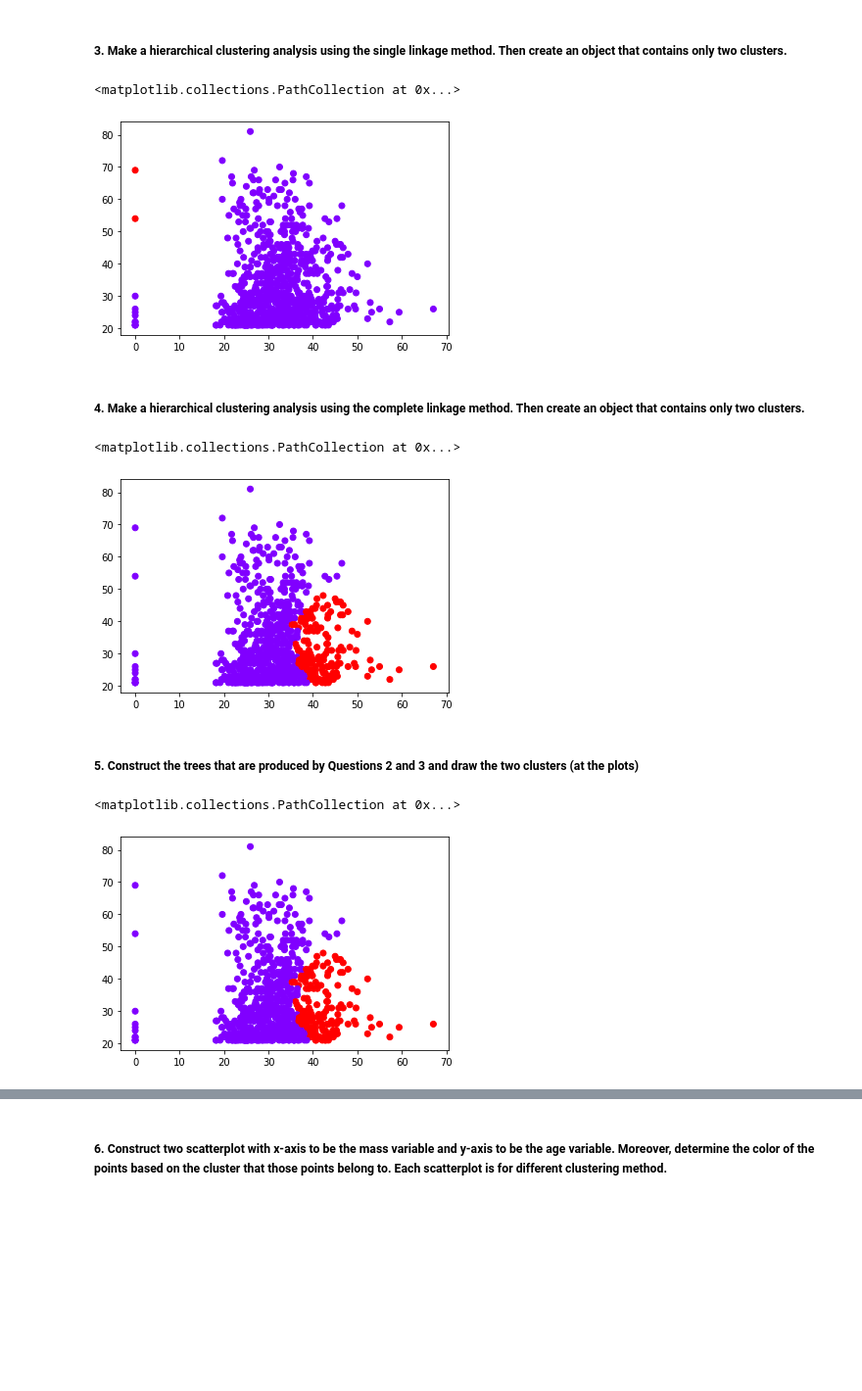
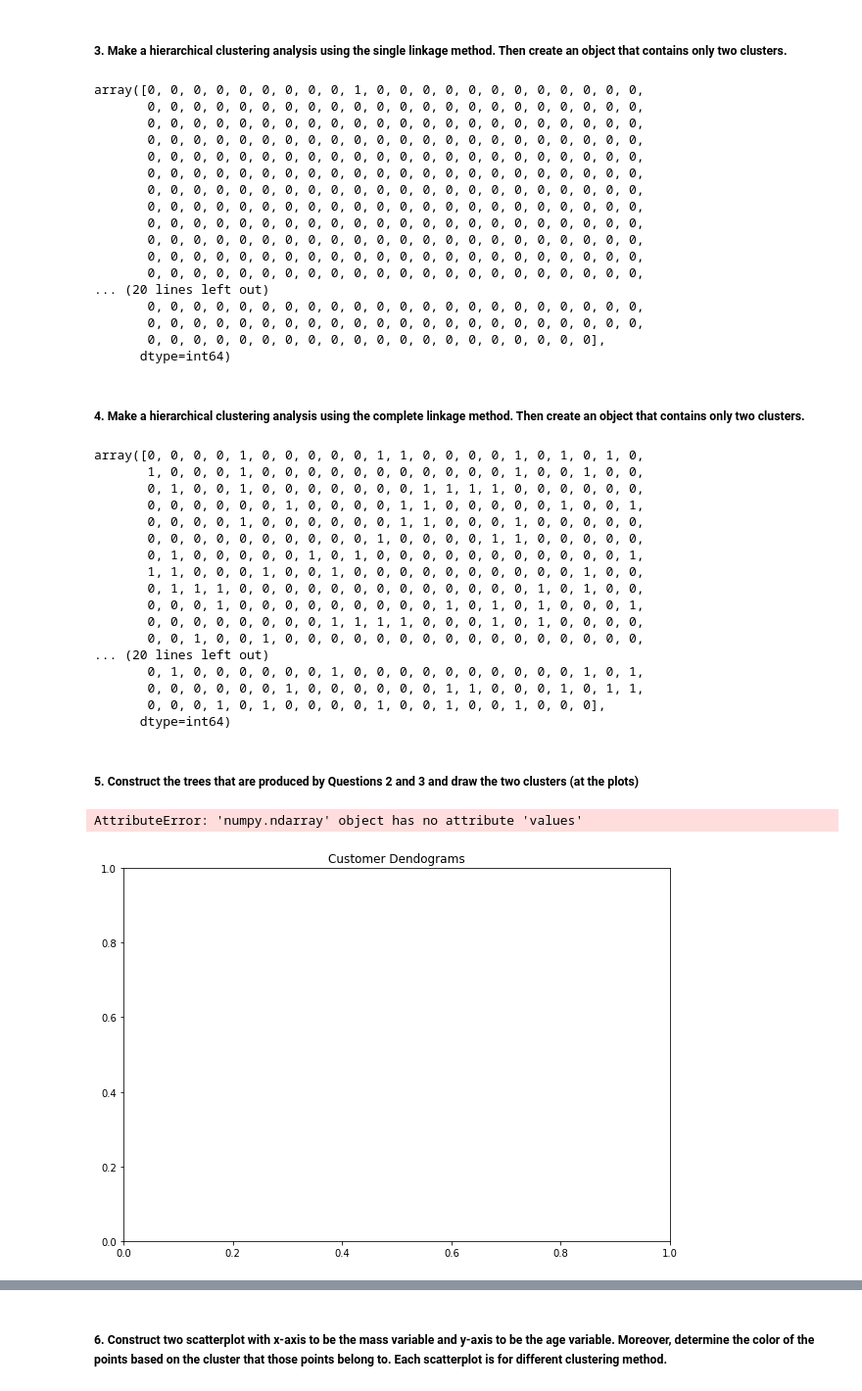
Before and after one commit to Akshat-Raj-Vansh/Data-Mining, a Jupyter notebook: LAB 5/Code/main.ipynb, the cells around one changed output, grey strips where cells are left out. Shown at 98% size. Drawn from its saved outputs; the diff is of its cells as text; code cells hidden in the pictures; blank space fills up the shorter version.

```diff
--- a/LAB 5/Code/main.ipynb
+++ b/LAB 5/Code/main.ipynb
@@ -69,31 +69,59 @@ pd.DataFrame(distance_matrix(data[['BMI']], data[['Age']]), index=data.index, co
 # %%
 from sklearn.cluster import AgglomerativeClustering
 import numpy as np
-cluster = AgglomerativeClustering(n_clusters=2, affinity='euclidean', linkage='single')
-cluster.fit_predict(np.array(data[['BMI','Age']]))
-plt.scatter(data['BMI'],data['Age'], c=cluster.labels_, cmap='rainbow')
+cluster_single = AgglomerativeClustering(n_clusters=2, affinity='euclidean', linkage='single')
+cluster_single.fit_predict(np.array(data[['BMI','Age']]))
 # %% [output]
-<matplotlib.collections.PathCollection at 0x...>
+array([0, 0, 0, 0, 0, 0, 0, 0, 0, 1, 0, 0, 0, 0, 0, 0, 0, 0, 0, 0, 0, 0,
+       0, 0, 0, 0, 0, 0, 0, 0, 0, 0, 0, 0, 0, 0, 0, 0, 0, 0, 0, 0, 0, 0,
+       0, 0, 0, 0, 0, 0, 0, 0, 0, 0, 0, 0, 0, 0, 0, 0, 0, 0, 0, 0, 0, 0,
+       0, 0, 0, 0, 0, 0, 0, 0, 0, 0, 0, 0, 0, 0, 0, 0, 0, 0, 0, 0, 0, 0,
+       0, 0, 0, 0, 0, 0, 0, 0, 0, 0, 0, 0, 0, 0, 0, 0, 0, 0, 0, 0, 0, 0,
+       0, 0, 0, 0, 0, 0, 0, 0, 0, 0, 0, 0, 0, 0, 0, 0, 0, 0, 0, 0, 0, 0,
+       0, 0, 0, 0, 0, 0, 0, 0, 0, 0, 0, 0, 0, 0, 0, 0, 0, 0, 0, 0, 0, 0,
+       0, 0, 0, 0, 0, 0, 0, 0, 0, 0, 0, 0, 0, 0, 0, 0, 0, 0, 0, 0, 0, 0,
+       0, 0, 0, 0, 0, 0, 0, 0, 0, 0, 0, 0, 0, 0, 0, 0, 0, 0, 0, 0, 0, 0,
+       0, 0, 0, 0, 0, 0, 0, 0, 0, 0, 0, 0, 0, 0, 0, 0, 0, 0, 0, 0, 0, 0,
+       0, 0, 0, 0, 0, 0, 0, 0, 0, 0, 0, 0, 0, 0, 0, 0, 0, 0, 0, 0, 0, 0,
+       0, 0, 0, 0, 0, 0, 0, 0, 0, 0, 0, 0, 0, 0, 0, 0, 0, 0, 0, 0, 0, 0,
+... (20 lines left out)
+       0, 0, 0, 0, 0, 0, 0, 0, 0, 0, 0, 0, 0, 0, 0, 0, 0, 0, 0, 0, 0, 0,
+       0, 0, 0, 0, 0, 0, 0, 0, 0, 0, 0, 0, 0, 0, 0, 0, 0, 0, 0, 0, 0, 0,
+       0, 0, 0, 0, 0, 0, 0, 0, 0, 0, 0, 0, 0, 0, 0, 0, 0, 0, 0, 0],
+      dtype=int64)
-[figure, removed]
 # %% [markdown]
 ##### 4. Make a hierarchical clustering analysis using the complete  linkage method. Then create an object that contains only two clusters.
 # %%
 from sklearn.cluster import AgglomerativeClustering
 import numpy as np
-cluster = AgglomerativeClustering(n_clusters=2, affinity='euclidean', linkage='complete')
-cluster.fit_predict(np.array(data[['BMI','Age']]))
-plt.scatter(data['BMI'],data['Age'], c=cluster.labels_, cmap='rainbow')
+cluster_complete = AgglomerativeClustering(n_clusters=2, affinity='euclidean', linkage='complete')
+cluster_complete.fit_predict(np.array(data[['BMI','Age']]))
 # %% [output]
-<matplotlib.collections.PathCollection at 0x...>
+array([0, 0, 0, 0, 1, 0, 0, 0, 0, 0, 1, 1, 0, 0, 0, 0, 1, 0, 1, 0, 1, 0,
+       1, 0, 0, 0, 1, 0, 0, 0, 0, 0, 0, 0, 0, 0, 0, 0, 1, 0, 0, 1, 0, 0,
+       0, 1, 0, 0, 1, 0, 0, 0, 0, 0, 0, 0, 1, 1, 1, 1, 0, 0, 0, 0, 0, 0,
+       0, 0, 0, 0, 0, 0, 1, 0, 0, 0, 0, 1, 1, 0, 0, 0, 0, 0, 1, 0, 0, 1,
+       0, 0, 0, 0, 1, 0, 0, 0, 0, 0, 0, 1, 1, 0, 0, 0, 1, 0, 0, 0, 0, 0,
+       0, 0, 0, 0, 0, 0, 0, 0, 0, 0, 1, 0, 0, 0, 0, 1, 1, 0, 0, 0, 0, 0,
+       0, 1, 0, 0, 0, 0, 0, 1, 0, 1, 0, 0, 0, 0, 0, 0, 0, 0, 0, 0, 0, 1,
+       1, 1, 0, 0, 0, 1, 0, 0, 1, 0, 0, 0, 0, 0, 0, 0, 0, 0, 0, 1, 0, 0,
+       0, 1, 1, 1, 0, 0, 0, 0, 0, 0, 0, 0, 0, 0, 0, 0, 0, 1, 0, 1, 0, 0,
+       0, 0, 0, 1, 0, 0, 0, 0, 0, 0, 0, 0, 0, 1, 0, 1, 0, 1, 0, 0, 0, 1,
+       0, 0, 0, 0, 0, 0, 0, 0, 1, 1, 1, 1, 0, 0, 0, 1, 0, 1, 0, 0, 0, 0,
+       0, 0, 1, 0, 0, 1, 0, 0, 0, 0, 0, 0, 0, 0, 0, 0, 0, 0, 0, 0, 0, 0,
+... (20 lines left out)
+       0, 1, 0, 0, 0, 0, 0, 0, 1, 0, 0, 0, 0, 0, 0, 0, 0, 0, 0, 1, 0, 1,
+       0, 0, 0, 0, 0, 0, 1, 0, 0, 0, 0, 0, 0, 1, 1, 0, 0, 0, 1, 0, 1, 1,
+       0, 0, 0, 1, 0, 1, 0, 0, 0, 0, 1, 0, 0, 1, 0, 0, 1, 0, 0, 0],
+      dtype=int64)
-[figure, removed]
 # %% [markdown]
 ##### 5. Construct the trees that are produced by Questions 2 and 3 and draw the two clusters (at the plots)
-# %%
-from sklearn.cluster import AgglomerativeClustering
-import numpy as np
-cluster = AgglomerativeClustering(n_clusters=2, affinity='euclidean', linkage='complete')
-cluster.fit_predict(np.array(data[['BMI','Age']]))
-plt.scatter(data['BMI'],data['Age'], c=cluster.labels_, cmap='rainbow')
-# %% [output]
-<matplotlib.collections.PathCollection at 0x...>
-[figure, removed]
+# %%
+import scipy.cluster.hierarchy as shc
+
+plt.figure(figsize=(10, 7))
+plt.title("Customer Dendograms")
+dend = shc.dendrogram(shc.linkage(data[['BMI','Age']], method='complete'))
+# %% [output]
+AttributeError: 'numpy.ndarray' object has no attribute 'values'
+[figure, added]
```
Also changed, not shown: parts of 3 cells of this notebook.
